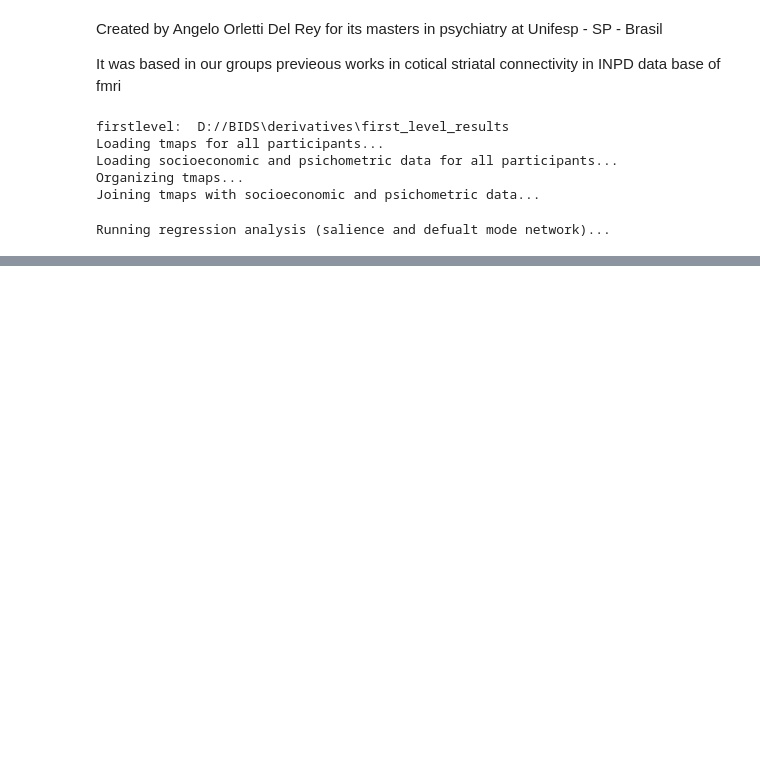
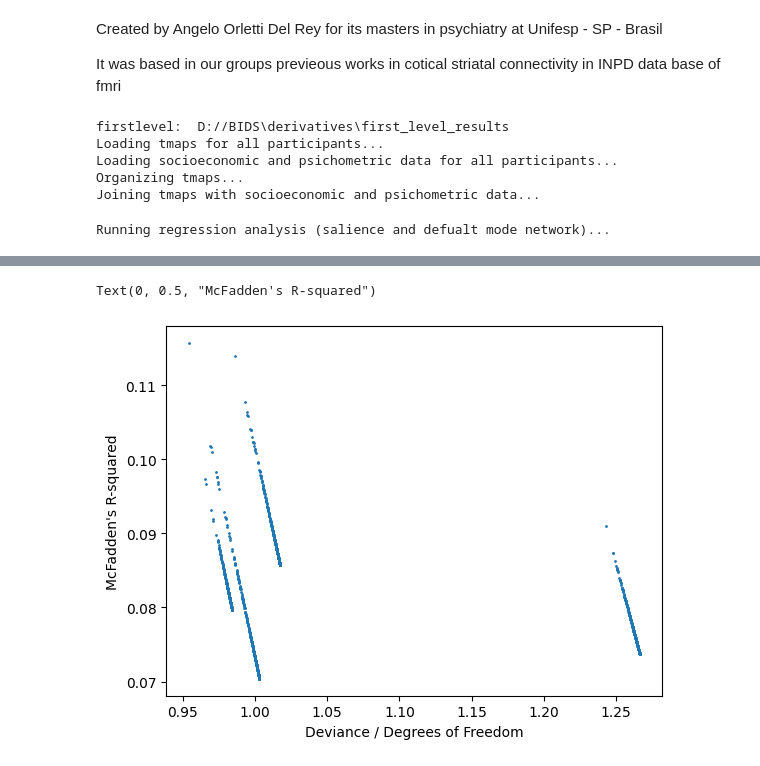
Before and after one commit to angeloodr/INPD-neuroimage-cape, a Jupyter notebook: code/seed-to-roi-2nd-level.ipynb, the cells around one changed output, grey strips where cells are left out. Cells and saved outputs as stored; diff of their text form; code cells hidden in the pictures; blank space fills up the shorter version.

```diff
--- a/code/seed-to-roi-2nd-level.ipynb
+++ b/code/seed-to-roi-2nd-level.ipynb
@@ -389,0 +348,8 @@ merged_df
+# %%
+plt.plot(merged_df['deviance']/merged_df['degrees_of_freedom'], merged_df['mcFadden_R_squared'], 'o',
+         markersize = 1)
+plt.xlabel('Deviance / Degrees of Freedom')
+plt.ylabel("McFadden's R-squared")
+# %% [output]
+Text(0, 0.5, "McFadden's R-squared")
+[figure, added]
```
Also changed, not shown: parts of 8 cells of this notebook.
